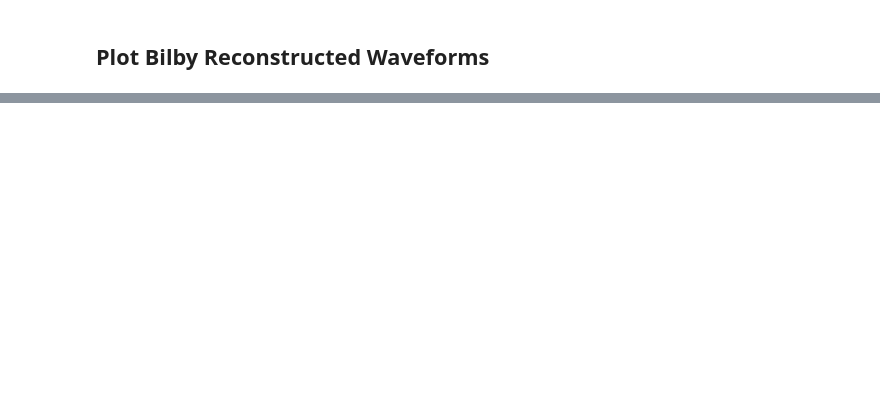
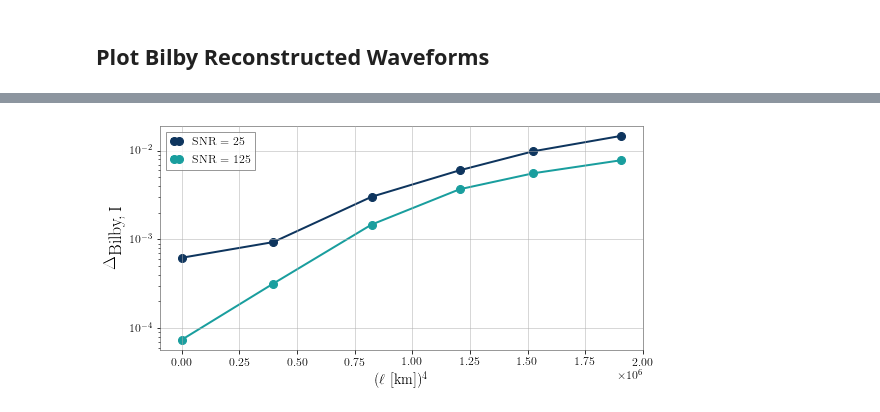
Before and after one commit to mariaokounkova/BeyondGRAnalysis, a Jupyter notebook: BilbyAnalysis.ipynb, the cells around one changed output, grey strips where cells are left out. Saved outputs shown, nothing was run; the diff lists cells and outputs as text; code cells hidden in the pictures; blank space fills up the shorter version.

```diff
--- a/BilbyAnalysis.ipynb
+++ b/BilbyAnalysis.ipynb
@@ -512,0 +497,79 @@ PlotBilbyReconstruction()
+# %%
+def BilbyOverlap(p):
+    """ Given a run directory p, read in the injected and recovered hs in the
+        time domain and compute an overlap """
+
+    base_dir = '/home/maria.okounkova/BeyondGRAnalysis/BilbyPE/'
+    bi_p = p + '/LI_reconstruct/'
+
+    ## Check for file with computed multi-detector bilby overlap
+    name = base_dir + p + "/LI_reconstruct/bilby_overlaps.dat"
+    print(name)
+
+    if not os.path.isfile(name):
+
+        print("Generating bilby_overlaps.dat file")
+
+        t_inj_H1, h_inj_H1, t_bi_H1, h_bi_H1, d, d = GetBilbyReconstruction(p, det = "H1")
+        t_inj_L1, h_inj_L1, t_bi_L1, h_bi_L1, d, d = GetBilbyReconstruction(p, det = "L1")
+        t_inj_V1, h_inj_V1, t_bi_V1, h_bi_V1, d, d = GetBilbyReconstruction(p, det = "V1")
+
+        overlap_H1 = ComputeOverlap(t_bi_H1, h_bi_H1, t_inj_H1, h_inj_H1)
+        overlap_L1 = ComputeOverlap(t_bi_L1, h_bi_L1, t_inj_L1, h_inj_L1)
+        overlap_V1 = ComputeOverlap(t_bi_V1, h_bi_V1, t_inj_V1, h_inj_V1)
+
+        overlap_all = ComputeMultiDetectorOverlap(t_bi_H1, h_bi_H1, \
+                                  t_bi_L1, h_bi_L1, \
+                                  t_bi_V1, h_bi_V1, \
+                                  t_inj_H1, h_inj_H1, \
+                                  t_inj_L1, h_inj_L1, \
+                                  t_inj_V1, h_inj_V1)
+
+        print('%f %f %f %f' % (overlap_H1, overlap_L1, overlap_V1, overlap_all))
+        f_out = open(name, 'w')
+        f_out.write('# Overlap between injected and median reconstructed bilby waveforms \n # overlap_H1 overlap_L1 overlap_V1 overlap_all \n')
+        f_out.write('%f %f %f %f' % (overlap_H1, overlap_L1, overlap_V1, overlap_all))
+        f_out.close()
+
+    overlap_H1, overlap_L1, overlap_V1, overlap_all = np.loadtxt(name, comments="#",usecols=([0, 1, 2, 3]),unpack=True)
+    return overlap_all
+
+
+def PlotBilbyOverlap():
+    """ Create a plot of the overlap between BW injected and recovered waveforms as
+        a function of SNR. Similar to Fig. 4 in https://arxiv.org/abs/2003.09456 """
+
+    base_dir = "/home/maria.okounkova/BeyondGRAnalysis/BilbyPE/PHENOM_"
+    mass = 68
+
+    ells = ["0p0", "0p25", "0p3", "0p33", "0p35",  "0p37"]
+    ell_vals = np.array([EllinKm(ell, mass) for ell in ells])**4
+    colors = ["#0e355e", "#199e9e", "#67c97e"]
+    snrs = ['25', '125']
+
+    plt.figure(figsize=(8, 4))
+
+    for snr, color in zip(snrs, colors):
+
+        delta_arr = []
+
+        for ell in ells:
+
+            p = "PHENOM_dCS_" + ell + "_" + snr
+            overlap = BilbyOverlap(p)
+            delta = 1.0 - overlap
+            delta_arr.append(delta)
+
+        plt.plot(ell_vals, delta_arr, '-o', color = color, label = 'SNR = ' + snr, markersize = 8, lw = 2.0)
+
+    plt.legend(fontsize=12)
+    plt.yscale('log')
+    #plt.xscale('log')
+    plt.ylabel(r'$\Delta_\textrm{Bilby,\,I}$', fontsize=18)
+    plt.xlabel(r'($\ell$ [km])${}^4$')
+    plt.tight_layout()
+    plt.savefig('BilbyMismatch.pdf')
+    plt.show()
+
+PlotBilbyOverlap()
+# %% [output]
@@ -512,0 +588 @@ PlotBilbyReconstruction()
+[figure, added]
```
Also changed, not shown: parts of 8 cells of this notebook.
